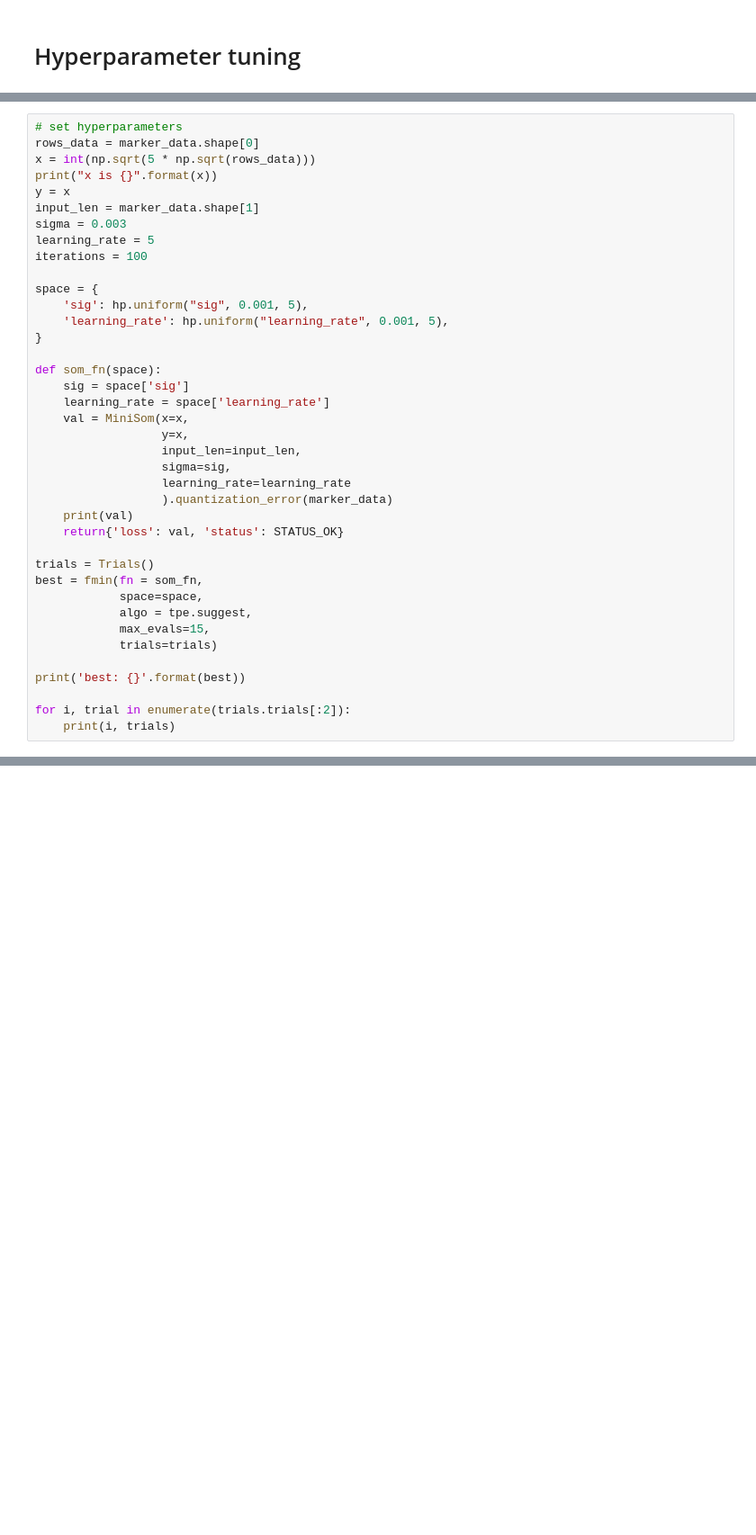
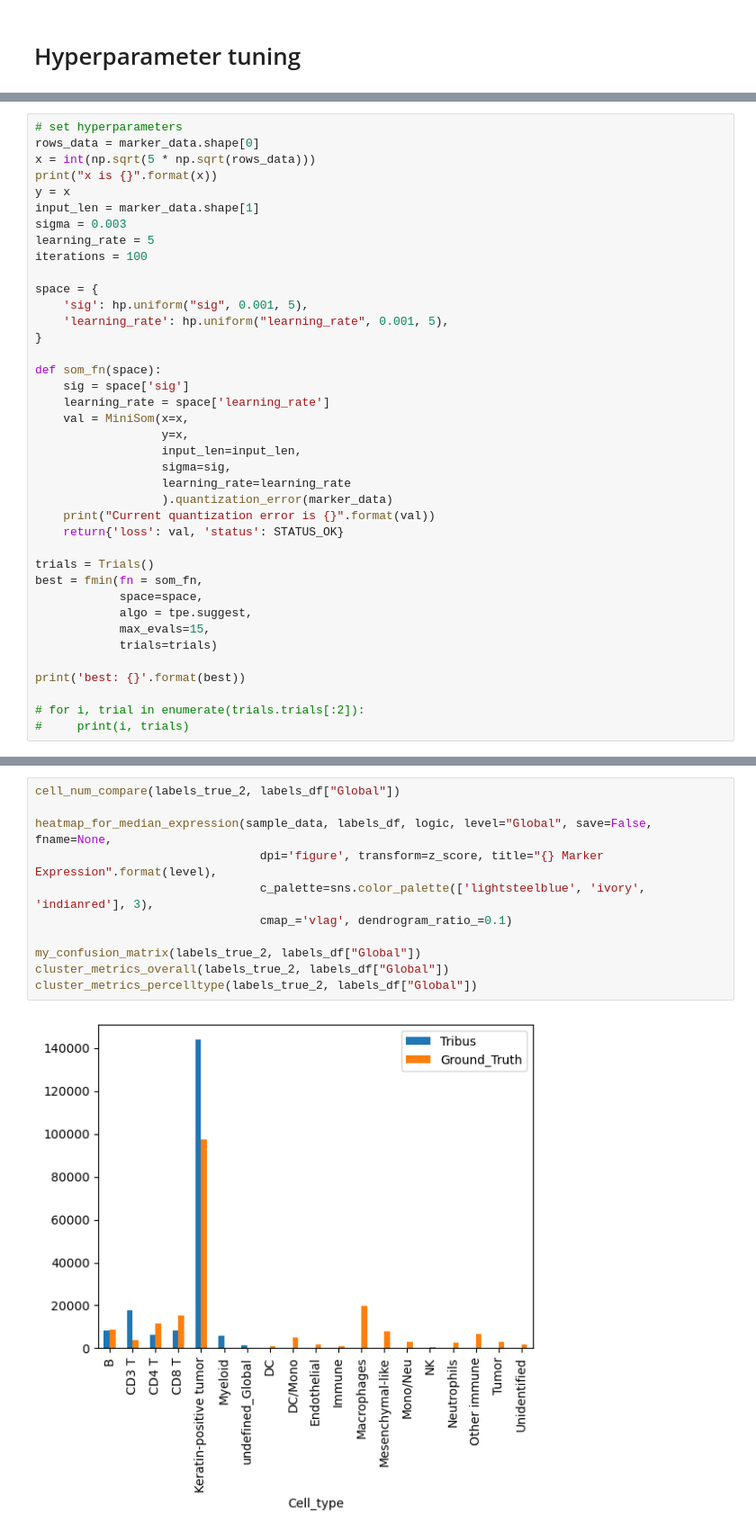
Before and after one commit to farkkilab/tribus, a Jupyter notebook: minisom_clustering.ipynb, the cells around one changed output, grey strips where cells are left out. Shown: that part at 90% size. Cells and saved outputs as stored; diff of their text form; blank space fills up the shorter version.

```diff
--- a/minisom_clustering.ipynb
+++ b/minisom_clustering.ipynb
@@ -182,7 +316,7 @@ def som_fn(space):
                   sigma=sig,
                   learning_rate=learning_rate
                   ).quantization_error(marker_data)
-    print(val)
+    print("Current quantization error is {}".format(val))
     return{'loss': val, 'status': STATUS_OK}
 
 trials = Trials()
@@ -194,6 +328,6 @@ best = fmin(fn = som_fn,
 
 print('best: {}'.format(best))
 
-for i, trial in enumerate(trials.trials[:2]):
-    print(i, trials)
+# for i, trial in enumerate(trials.trials[:2]):
+#     print(i, trials)
 # %% [output]
@@ -248,0 +601,13 @@ print(completeness_score(labels_true_2, cluster_index))
+# %%
+cell_num_compare(labels_true_2, labels_df["Global"])
+
+heatmap_for_median_expression(sample_data, labels_df, logic, level="Global", save=False, fname=None,
+                                dpi='figure', transform=z_score, title="{} Marker Expression".format(level),
+                                c_palette=sns.color_palette(['lightsteelblue', 'ivory', 'indianred'], 3),
+                                cmap_='vlag', dendrogram_ratio_=0.1)
+
+my_confusion_matrix(labels_true_2, labels_df["Global"])
+cluster_metrics_overall(labels_true_2, labels_df["Global"])
+cluster_metrics_percelltype(labels_true_2, labels_df["Global"])
+# %% [output]
+[figure, added]
```
Also changed, not shown: parts of 22 cells of this notebook, 1 other file.
